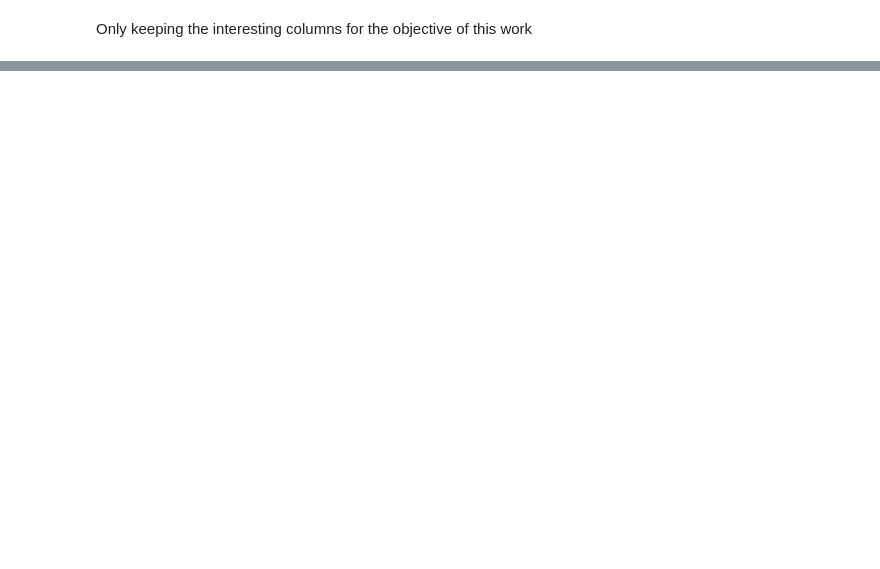
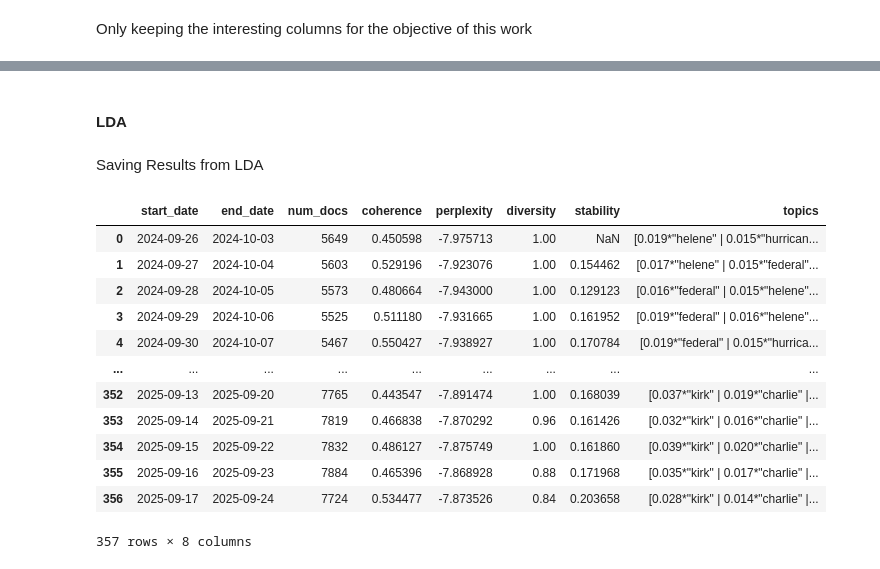
Before and after one commit to ossclaudia/Detecting-Topic-Merges-and-Splits-in-Dynamic-Political-Conversations, a Jupyter notebook: Code/Processing.ipynb, the cells around one changed output, grey strips where cells are left out. Drawn from its saved outputs; the diff is of its cells as text; code cells hidden in the pictures; blank space fills up the shorter version.

```diff
--- a/Code/Processing.ipynb
+++ b/Code/Processing.ipynb
@@ -385,0 +386,3 @@ tweets = tweets[['Name', 'Account', 'Role', 'State', 'District', 'Party', 'creat
+# %%
+tweets["tokens"] = tweets["text_normalized"].apply(spacy_tokenize)
+tweets["tokens"].head(5)
@@ -385,0 +398,43 @@ tweets = tweets[['Name', 'Account', 'Role', 'State', 'District', 'Party', 'creat
+# %%
+start_date = pd.Timestamp('2024-09-26')
+end_date   = pd.Timestamp('2025-09-24')
+window_size = timedelta(days=7)
+step_size   = timedelta(days=1)
+# %% [markdown]
+#### LDA
+# %%
+window_starts = []
+current_start = start_date
+while current_start + window_size <= end_date:
+    window_starts.append(current_start)
+    current_start += step_size
+
+results = []
+prev_topics_vecs = None
+for start in window_starts:
+    res = process_window(start, tweets, window_size, prev_topics_vecs)
+    if res is not None:
+        prev_topics_vecs = res['topics_vecs']
+        res.pop('topics_vecs')  # remove before saving
+        results.append(res)
+# %% [markdown]
+Saving Results from LDA
+# %%
+df_results = pd.DataFrame(results)
+df_results.to_csv("datasets/lda_results.csv", index=False)
+# %%
+df_results
+# %% [output]
+|  | start_date | end_date | num_docs | coherence | perplexity | diversity | stability | topics |
+| 0 | 2024-09-26 | 2024-10-03 | 5649 | 0.450598 | -7.975713 | 1.00 | NaN | [0.019*"helene" | 0.015*"hurrican... |
+| 1 | 2024-09-27 | 2024-10-04 | 5603 | 0.529196 | -7.923076 | 1.00 | 0.154462 | [0.017*"helene" | 0.015*"federal"... |
+| 2 | 2024-09-28 | 2024-10-05 | 5573 | 0.480664 | -7.943000 | 1.00 | 0.129123 | [0.016*"federal" | 0.015*"helene"... |
+| 3 | 2024-09-29 | 2024-10-06 | 5525 | 0.511180 | -7.931665 | 1.00 | 0.161952 | [0.019*"federal" | 0.016*"helene"... |
+| 4 | 2024-09-30 | 2024-10-07 | 5467 | 0.550427 | -7.938927 | 1.00 | 0.170784 | [0.019*"federal" | 0.015*"hurrica... |
+| ... | ... | ... | ... | ... | ... | ... | ... | ... |
+| 352 | 2025-09-13 | 2025-09-20 | 7765 | 0.443547 | -7.891474 | 1.00 | 0.168039 | [0.037*"kirk" | 0.019*"charlie" |... |
+| 353 | 2025-09-14 | 2025-09-21 | 7819 | 0.466838 | -7.870292 | 0.96 | 0.161426 | [0.032*"kirk" | 0.016*"charlie" |... |
+| 354 | 2025-09-15 | 2025-09-22 | 7832 | 0.486127 | -7.875749 | 1.00 | 0.161860 | [0.039*"kirk" | 0.020*"charlie" |... |
+| 355 | 2025-09-16 | 2025-09-23 | 7884 | 0.465396 | -7.868928 | 0.88 | 0.171968 | [0.035*"kirk" | 0.017*"charlie" |... |
+| 356 | 2025-09-17 | 2025-09-24 | 7724 | 0.534477 | -7.873526 | 0.84 | 0.203658 | [0.028*"kirk" | 0.014*"charlie" |... |
+357 rows × 8 columns
```
Also changed, not shown: parts of 6 cells of this notebook, 2 other files.
